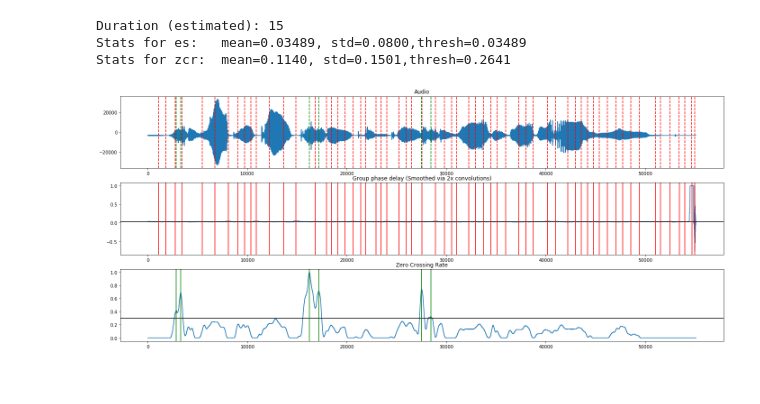
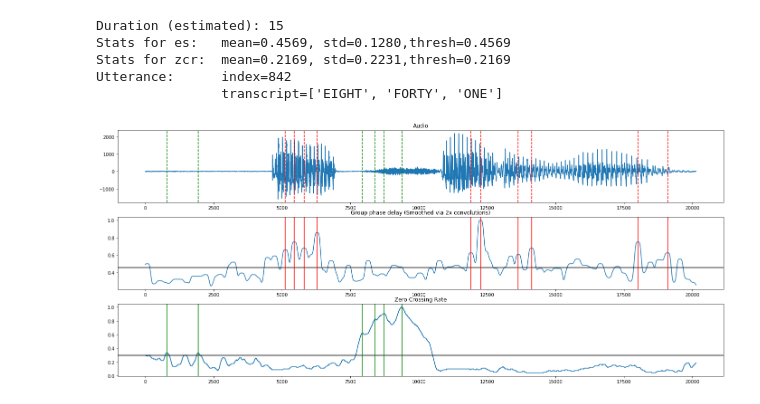
Before and after one commit to envp/listen, a Jupyter notebook: project.ipynb, the cells around one changed output. Drawn from its saved outputs; the diff is of its cells as text; code cells hidden in the pictures.

```diff
--- a/project.ipynb
+++ b/project.ipynb
@@ -6,7 +6,7 @@ import random
 import peakutils
 import IPython.display
 
-from scipy.signal import hamming, savgol_filter
+from scipy.signal import chebwin, savgol_filter
 from scipy.io import wavfile
 
 from listen.audio.segmentation import segments
@@ -17,13 +17,13 @@ from listen.data.an4 import an4
 an4data = an4.AN4(conversion=False, debug=False)
 
 # spg = Spectrogram(fft_size=2048, step_size=128, thresh=400)
-# train = list(an4data.trainset)
-# ch = random.choice(range(len(train)))
+train = list(an4data.trainset)
+ch = random.choice(range(len(train)))
 # ch = 331
-# samples, t = train[ch]
+samples, t = train[ch]
 # samples,t = librispeech.load_data(dev=True)[15]
 # samples = 'D:\\theyenaman\\Dropbox\\code\\python\\ml_project\\listen\\data\\librispeech\\LibriSpeech\\dev-clean\\84\\121123\\84-121123-0020.wav'
-rate, data = wavfile.read('finput.wav')
+rate, data = wavfile.read(samples)
 # min_duration = int((1000 * len(data) / rate) / (20 * len(t) + 20))
 min_duration = 15
 print("Duration (estimated):", min_duration)
@@ -33,17 +33,17 @@ wsize = (rate * min_duration) // 1000
 for i in range(len(zcr) - wsize - 1):
     zcr[i] = np.sum(np.abs(np.sign(data[i:i+wsize]) - np.sign(data[i+1:i+wsize+1])))
 
-window = hamming(wsize)
+window = chebwin(wsize, at=100)
 # Smooth zcr
 for i in range(len(zcr) - wsize):
-    zcr[i] = np.mean(zcr[i:i+wsize])
+    zcr[i] = np.mean(zcr[i:i+wsize] * window)
 
-es = segments(data, rate, min_duration=min_duration, alpha=0.95)
+es = segments(data, rate, min_duration=min_duration, alpha=0)
 
 es[np.isnan(es)] = 0
 # Estimate data baseline
-l = 0 #len(es) // 20
-r = -1 #19 * l
+l = len(es) // 20
+r = 19 * l
 
 es = es[l:r]
 zcr = zcr[l:r]
@@ -59,38 +59,40 @@ te = be
 mz = np.max(zcr)
 bz = np.mean(zcr) / mz
 sz = np.std(zcr) / mz
-tz = bz + sz
+tz = bz
 # zcr = savgol_filter(np.sign(np.diff(zcr)), wsize + 1, 1)
 # zcr[zcr < 0] = 0
 print("Stats for es:\tmean={:.4}, std={:.4f},thresh={:.4}".format(be, se, te))
 print("Stats for zcr:\tmean={:.4f}, std={:.4f},thresh={:.4}".format(bz, sz, tz))
-# print("Utterance:\tindex={}\n\t\ttranscript={}".format(ch, t))
-indices = peakutils.peak.indexes(es, min_dist=wsize, thres=te/me)
+print("Utterance:\tindex={}\n\t\ttranscript={}".format(ch, t))
+indices = peakutils.peak.indexes(es, min_dist=wsize, thres=te)
 zcidx = peakutils.peak.indexes(zcr, min_dist=wsize, thres=0.3)
 # %% [output]
 Duration (estimated): 15
-Stats for es:   mean=0.03489, std=0.0800,thresh=0.03489
-Stats for zcr:  mean=0.1140, std=0.1501,thresh=0.2641
+Stats for es:   mean=0.4569, std=0.1280,thresh=0.4569
+Stats for zcr:  mean=0.2169, std=0.2231,thresh=0.2169
+Utterance:      index=842
+                transcript=['EIGHT', 'FORTY', 'ONE']
 # %%
 fig, ax = plt.subplots(nrows=3,ncols=1, figsize=(24, 10))
-ax[0].plot(data)
+ax[0].plot(data[l:r])
 ax[0].set_title('Audio')
 ax[1].plot(es)
 ax[1].axhline(y=te, color='black')
 ax[1].set_title('Group phase delay (Smoothed via 2x convolutions)')
 
 ax[2].plot(zcr)
 ax[2].axhline(y=0.3*np.max(zcr), color='black')
 ax[2].set_title('Zero Crossing Rate')
 
 for idx in indices:
     ax[0].axvline(x=idx, color='red', linestyle='dashed')
     ax[1].axvline(x=idx, color='red')
 for idx in zcidx:
     ax[0].axvline(x=idx, color='green', linestyle='dashed')
     ax[2].axvline(x=idx, color='green')
 plt.show()
 IPython.display.Audio(data=data, rate=rate)
 # %% [output]
-[figure, old version]
+[figure, new version]
 [interactive output not drawn]
```
Also changed, not shown: 4 other files.
